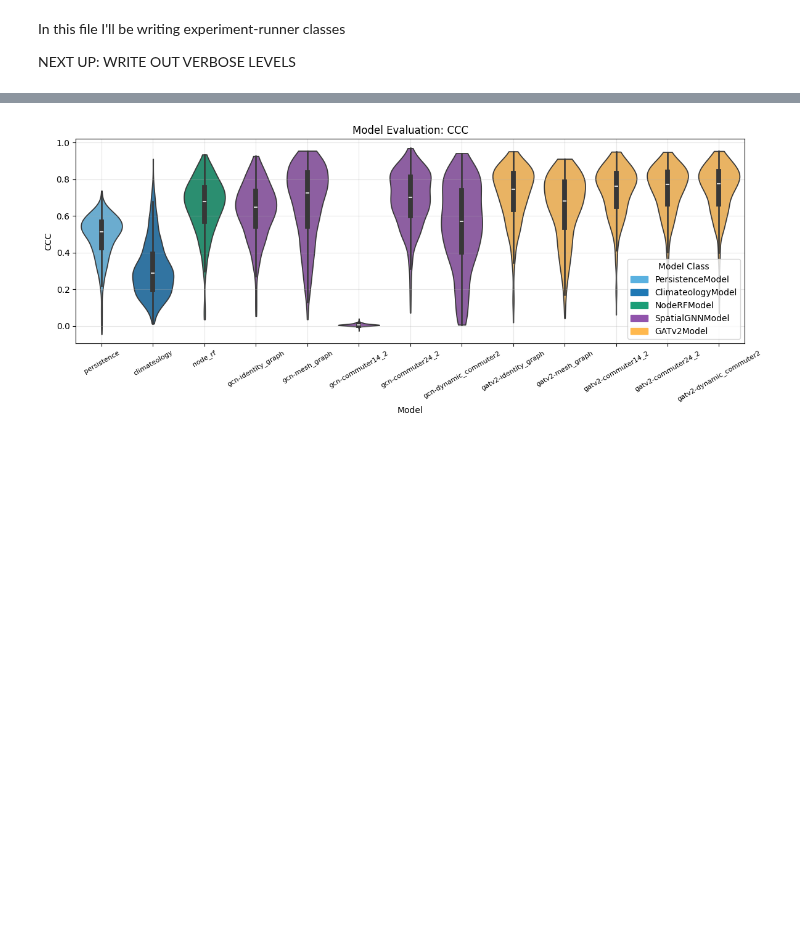
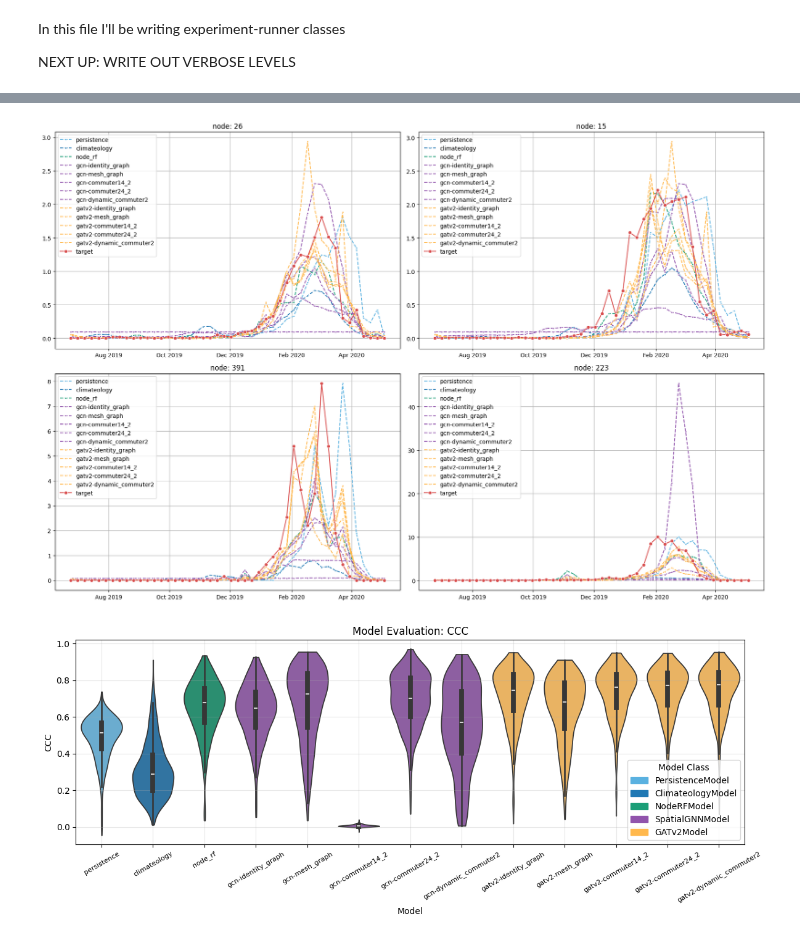
Before and after one commit to stends2001/infectious_disease_gnn, a Jupyter notebook: src/notebooks/experimentrunner.ipynb, the cells around one changed output, grey strips where cells are left out. Drawn from its saved outputs; the diff is of its cells as text; code cells hidden in the pictures; blank space fills up the shorter version.

```diff
--- a/src/notebooks/experimentrunner.ipynb
+++ b/src/notebooks/experimentrunner.ipynb
@@ -101,3 +109,7 @@ runner.evaluation.plotter.plot_metric('ccc', horizon='horizon_0', plot_type = 'b
+# %%
+runner.evaluation.plotter.plot_timeseries([26,15,391,223])
+# %% [output]
+[figure, added]
 # %%
 runner.evaluation.plotter.plot_metric('ccc', horizon='horizon_0', plot_type = 'violin')
 runner.evaluation.plotter.plot_metric('ccc', horizon='horizon_0', plot_type = 'box')
```
Also changed, not shown: parts of 2 cells of this notebook, 14 other files.
